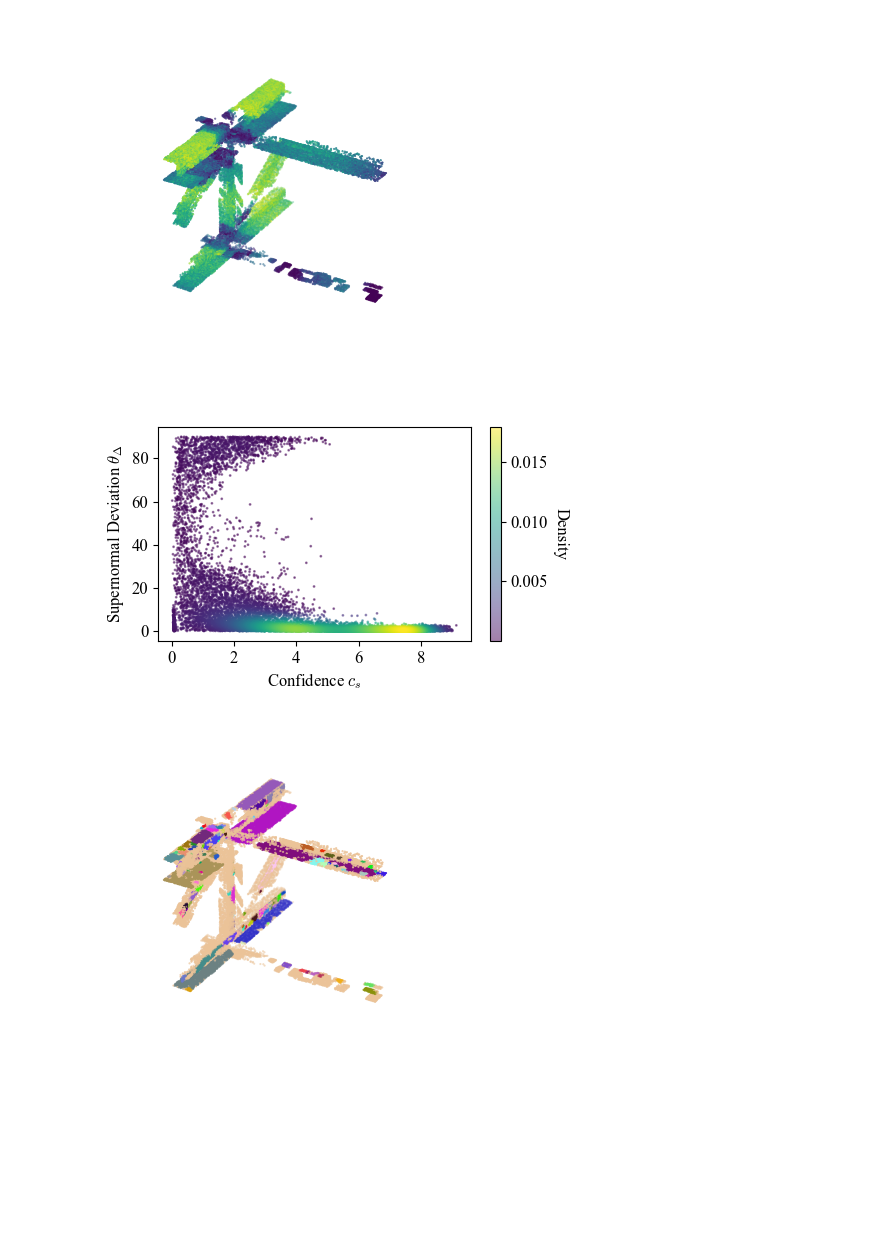
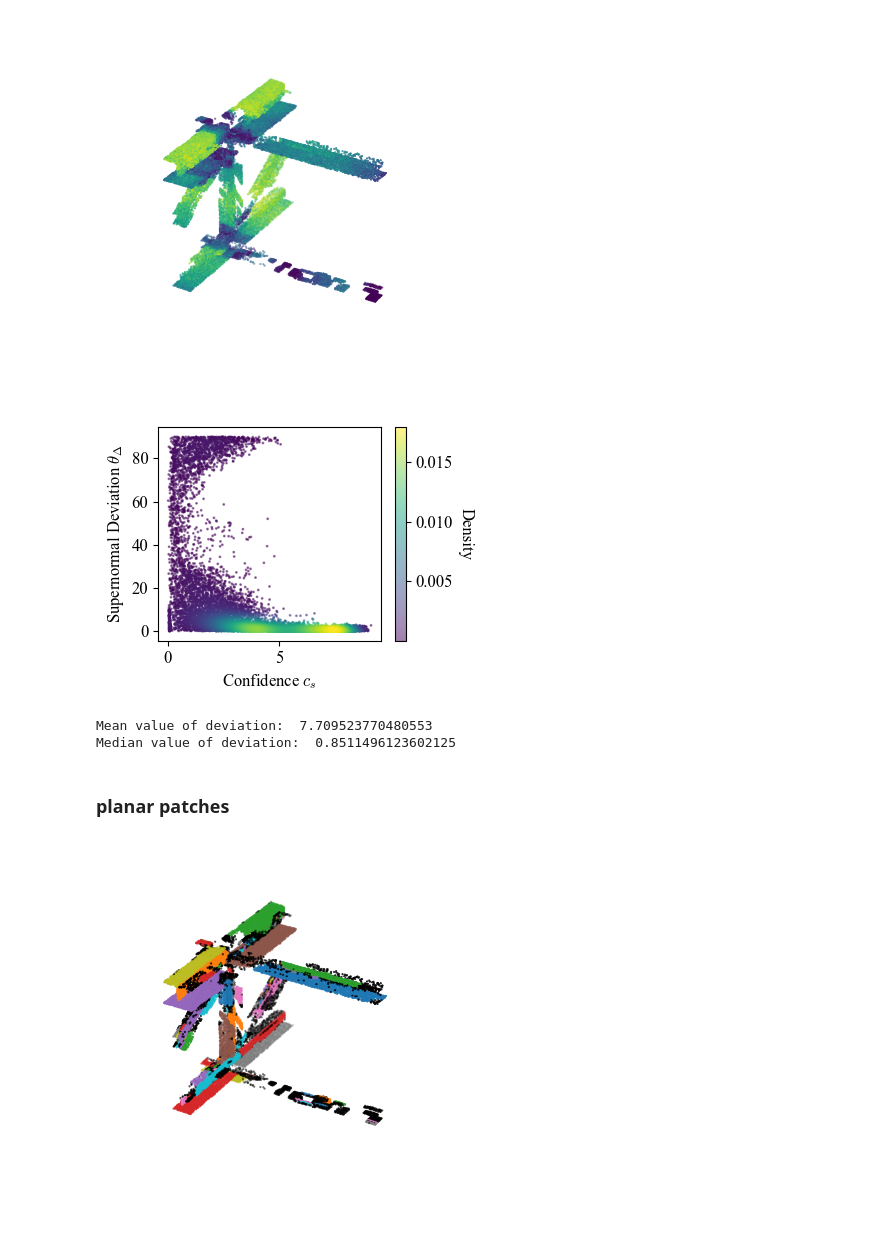
Before and after one commit to fnoi/reconstruct, a Jupyter notebook: evaluation_notebooks/cloud_analysis.ipynb, the cells around one changed output. Cells and saved outputs as stored; diff of their text form; code cells hidden in the pictures; blank space fills up the shorter version.

```diff
--- a/evaluation_notebooks/cloud_analysis.ipynb
+++ b/evaluation_notebooks/cloud_analysis.ipynb
@@ -152,50 +152,61 @@ y = cloud['supernormal_dev_gt']
 x = np.array(x, dtype=np.float64)
 y = np.array(y, dtype=np.float64)
 
 xy = np.vstack([x, y])
 z = gaussian_kde(xy)(xy)
 idx = z.argsort()
 x, y, z = x[idx], y[idx], z[idx]
 
-fig, ax = plt.subplots(figsize=(5, 3))
+fig, ax = plt.subplots(figsize=(4, 3))
 
 # Scatter plot with color representing density
 scatter = ax.scatter(x, y, c=z, cmap='viridis', s=1, alpha=0.5)
 
 # Set y-axis to logarithmic scale
 # ax.set_yscale('log')
 
 # Label axes with LaTeX math notation
 ax.set_xlabel(r'Confidence $c_s$')
 ax.set_ylabel(r'Supernormal Deviation $\theta_\Delta$')
 
 # Add colorbar
 cbar = plt.colorbar(scatter)
 cbar.set_label('Density', rotation=270, labelpad=15)
 
 # Adjust layout to prevent cutting off labels
 plt.tight_layout()
 
 plt.savefig(f'{output_path}confidence_vs_supernormal_deviation.pdf', bbox_inches='tight', dpi=300)
 plt.savefig(f'{output_path}confidence_vs_supernormal_deviation.png', bbox_inches='tight', dpi=300)
 plt.show()
+
+# print mean value of deviation
+print('Mean value of deviation: ', np.mean(y))
+# median
+print('Median value of deviation: ', np.median(y))
 # %% [output]
-[figure, old version]
+[figure, new version]
+Mean value of deviation:  7.709523770480553
+Median value of deviation:  0.8511496123602125
+# %% [markdown]
+### planar patches
 # %%
 # plot cloud with colors from ransac_patch
+pth = '/Users/fnoic/PycharmProjects/reconstruct/data/parking/cache_cloud_1.pickle'
+with (open(pth, 'rb')) as f:
+    cloud2 = pickle.load(f)
+
 fig = plt.figure(figsize=(7, 4))
 ax = fig.add_subplot(111, projection='3d')
 
-patch = cloud['ransac_patch']
-patch_ids = np.unique(patch)
-# for each patch id pick a random color
-colors = np.random.rand(len(patch_ids), 3)
-color_dict = {patch_id: color for patch_id, color in zip(patch_ids, colors)}
-color = [color_dict[patch_id] for patch_id in patch]
-
+colors = plt.cm.tab10(np.mod(cloud2['ransac_patch'], 10))
+# where ransac_patch is 0 set color to black
+colors[cloud2['ransac_patch'] == 0] = [0, 0, 0, 1]
 
 # Create the scatter plot
-scatter = ax.scatter(cloud['x'], cloud['y'], cloud['z'], s=0.3, c=color)
+scatter = ax.scatter(cloud2['x'], cloud2['y'], cloud2['z'], s=0.3, c=colors)
+
+plt.tight_layout()
 
 # no grid
 ax.grid(False)
@@ -203,10 +214,10 @@ ax.grid(False)
 ax.axis('off')
 
 # Adjust layout to prevent cutting off labels
-plt.tight_layout()
+
 
 plt.savefig(f'{output_path}ransac_patch.pdf', bbox_inches='tight', dpi=300)
 plt.savefig(f'{output_path}ransac_patch.png', bbox_inches='tight', dpi=300)
 plt.show()
 # %% [output]
-[figure, old version]
+[figure, new version]
```
